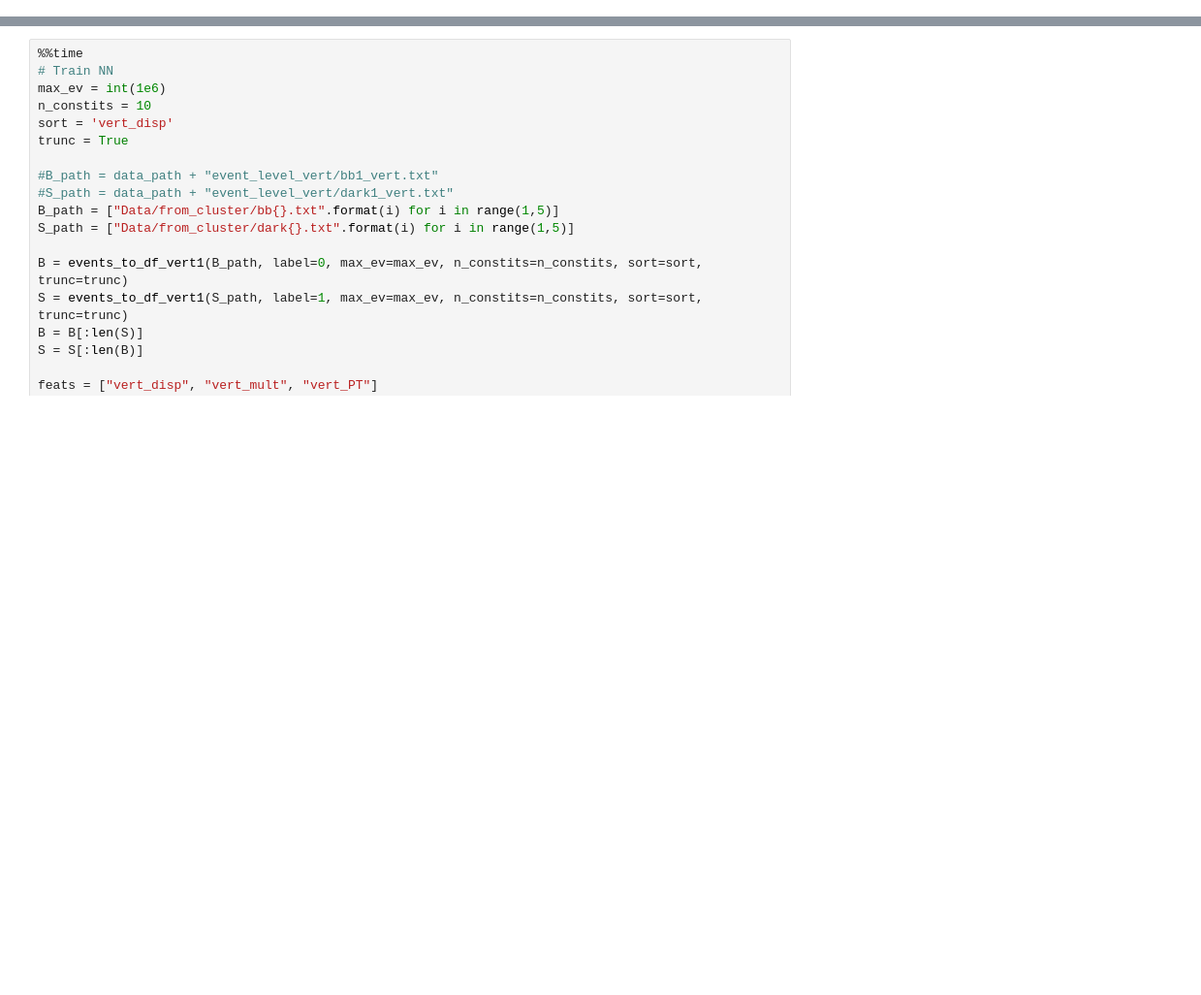
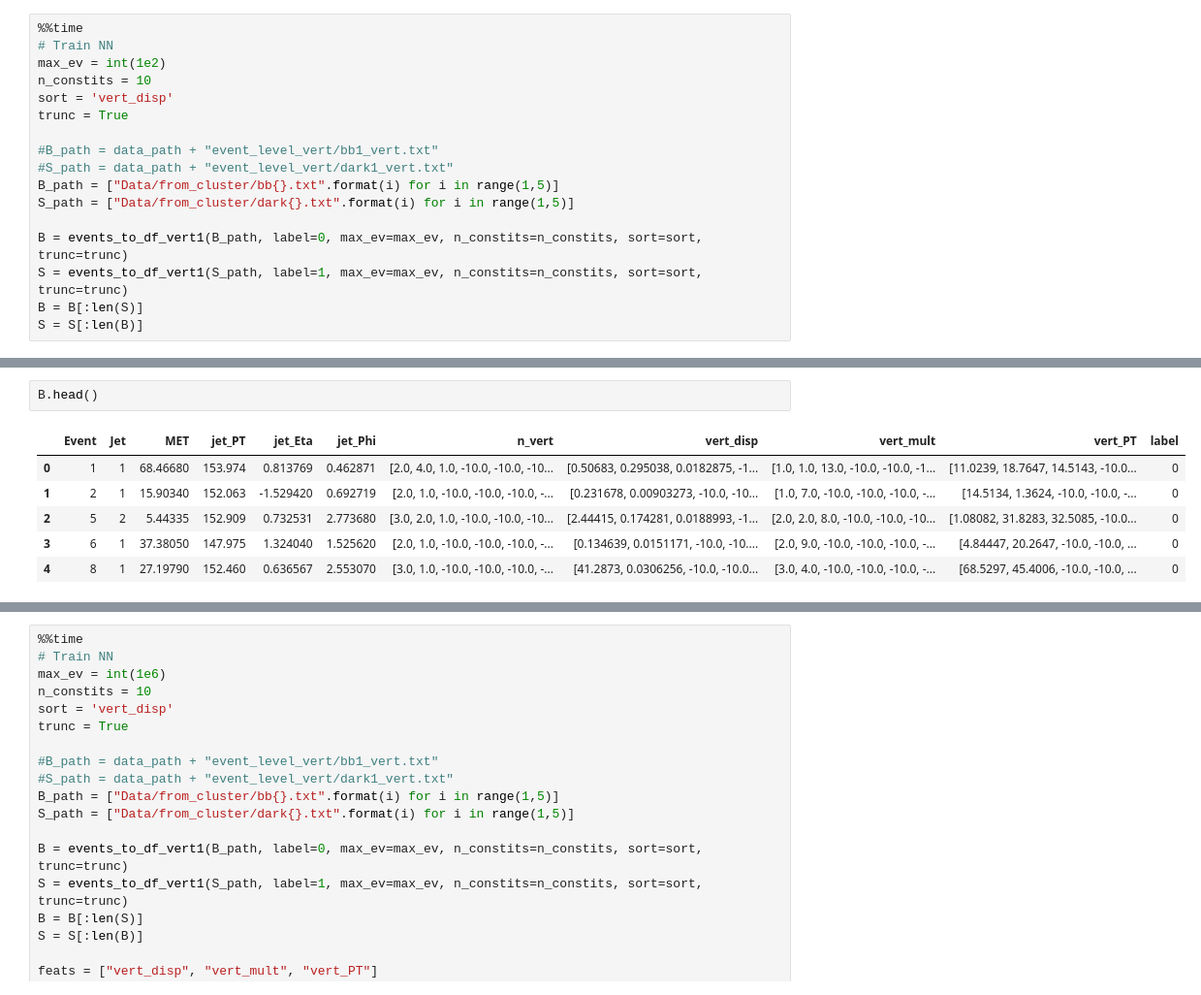
Before and after one commit to noamwunch/displaced_tracks, a Jupyter notebook: Vertex_Level_LSTM.ipynb, the cells around one changed output, grey strips where cells are left out. Shown at 97% size. Cells and saved outputs as stored; diff of their text form; blank space fills up the shorter version.

```diff
--- a/Vertex_Level_LSTM.ipynb
+++ b/Vertex_Level_LSTM.ipynb
@@ -12,0 +13,17 @@ Wall time: 4.44 s
+# %%
+%%time
+# Train NN
+max_ev = int(1e2)
+n_constits = 10
+sort = 'vert_disp'
+trunc = True
+
+#B_path = data_path + "event_level_vert/bb1_vert.txt"
+#S_path = data_path + "event_level_vert/dark1_vert.txt"
+B_path = ["Data/from_cluster/bb{}.txt".format(i) for i in range(1,5)]
+S_path = ["Data/from_cluster/dark{}.txt".format(i) for i in range(1,5)]
+
+B = events_to_df_vert1(B_path, label=0, max_ev=max_ev, n_constits=n_constits, sort=sort, trunc=trunc)
+S = events_to_df_vert1(S_path, label=1, max_ev=max_ev, n_constits=n_constits, sort=sort, trunc=trunc)
+B = B[:len(S)]
+S = S[:len(B)]
@@ -12,0 +32,9 @@ Wall time: 4.44 s
+# %%
+B.head()
+# %% [output]
+|  | Event | Jet | MET | jet_PT | jet_Eta | jet_Phi | n_vert | vert_disp | vert_mult | vert_PT | label |
+| 0 | 1 | 1 | 68.46680 | 153.974 | 0.813769 | 0.462871 | [2.0, 4.0, 1.0, -10.0, -10.0, -10... | [0.50683, 0.295038, 0.0182875, -1... | [1.0, 1.0, 13.0, -10.0, -10.0, -1... | [11.0239, 18.7647, 14.5143, -10.0... | 0 |
+| 1 | 2 | 1 | 15.90340 | 152.063 | -1.529420 | 0.692719 | [2.0, 1.0, -10.0, -10.0, -10.0, -... | [0.231678, 0.00903273, -10.0, -10... | [1.0, 7.0, -10.0, -10.0, -10.0, -... | [14.5134, 1.3624, -10.0, -10.0, -... | 0 |
+| 2 | 5 | 2 | 5.44335 | 152.909 | 0.732531 | 2.773680 | [3.0, 2.0, 1.0, -10.0, -10.0, -10... | [2.44415, 0.174281, 0.0188993, -1... | [2.0, 2.0, 8.0, -10.0, -10.0, -10... | [1.08082, 31.8283, 32.5085, -10.0... | 0 |
+| 3 | 6 | 1 | 37.38050 | 147.975 | 1.324040 | 1.525620 | [2.0, 1.0, -10.0, -10.0, -10.0, -... | [0.134639, 0.0151171, -10.0, -10.... | [2.0, 9.0, -10.0, -10.0, -10.0, -... | [4.84447, 20.2647, -10.0, -10.0, ... | 0 |
+| 4 | 8 | 1 | 27.19790 | 152.460 | 0.636567 | 2.553070 | [3.0, 1.0, -10.0, -10.0, -10.0, -... | [41.2873, 0.0306256, -10.0, -10.0... | [3.0, 4.0, -10.0, -10.0, -10.0, -... | [68.5297, 45.4006, -10.0, -10.0, ... | 0 |
```
Also changed, not shown: parts of 7 cells of this notebook, 5 other files.
